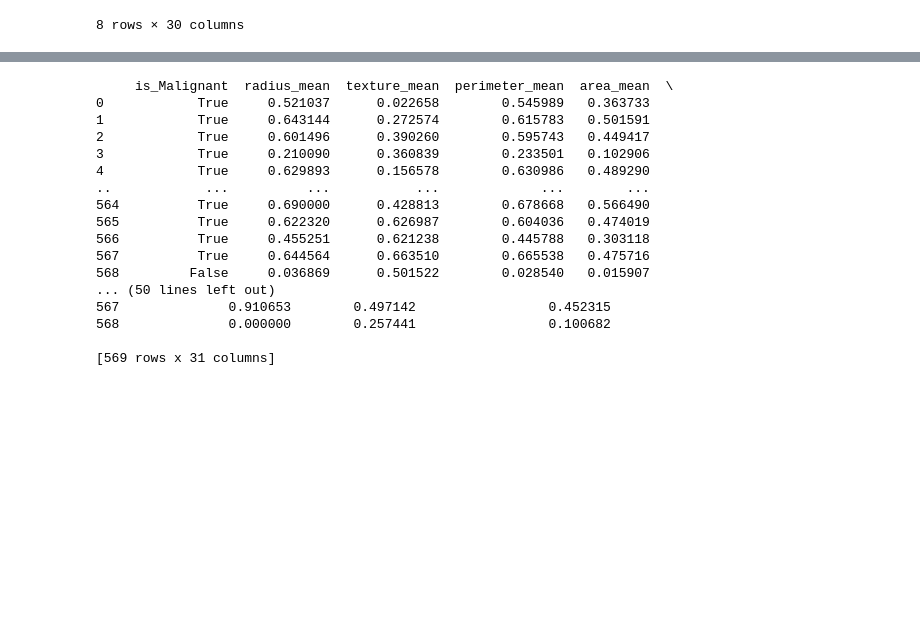
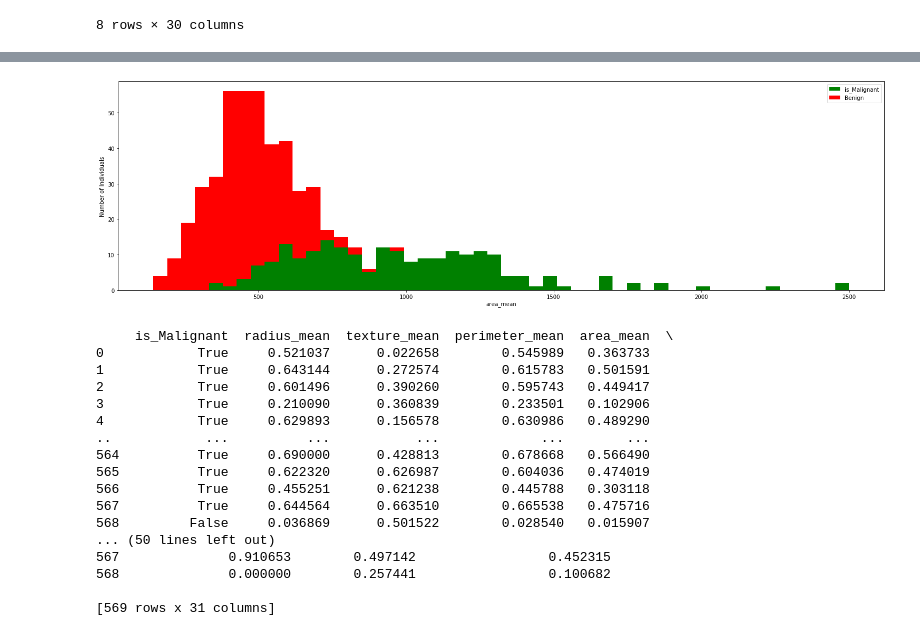
Before and after one commit to Conor-Luppnow/Project1_Cancer_Predictor, a Jupyter notebook: cancer.ipynb, the cells around one changed output, grey strips where cells are left out. Cells and saved outputs as stored; diff of their text form; code cells hidden in the pictures; blank space fills up the shorter version.

```diff
--- a/cancer.ipynb
+++ b/cancer.ipynb
@@ -87 +127,6 @@ df.describe()
+# %%
+malig("area_mean")
+# malig function with area_mean feature as variable
+# %% [output]
+[figure, added]
 # %%
```
Also changed, not shown: parts of 20 cells of this notebook.
